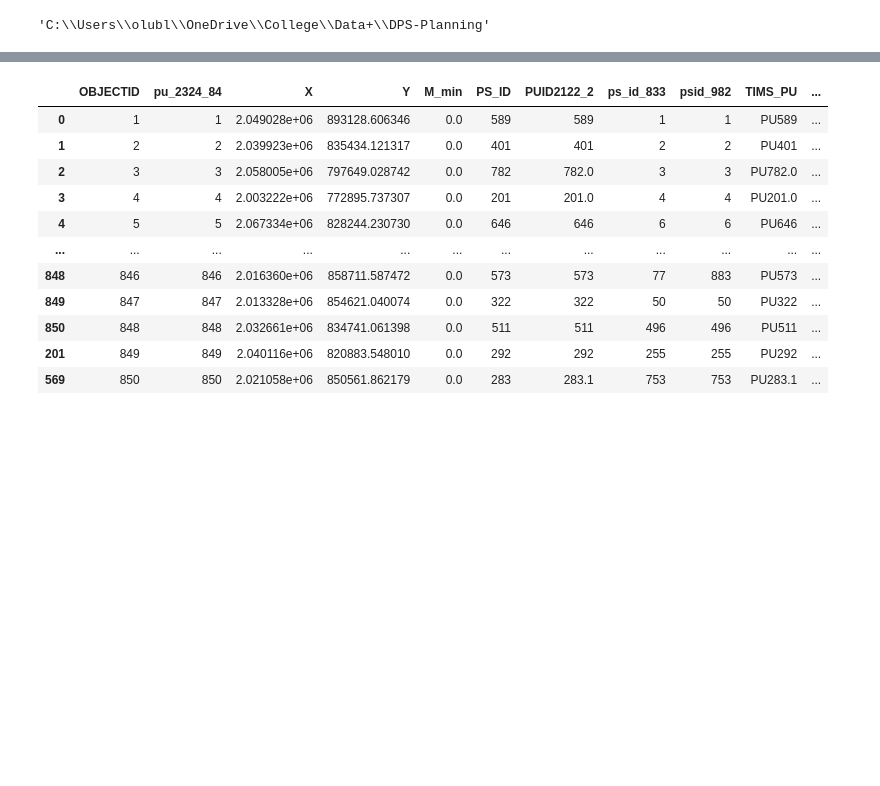
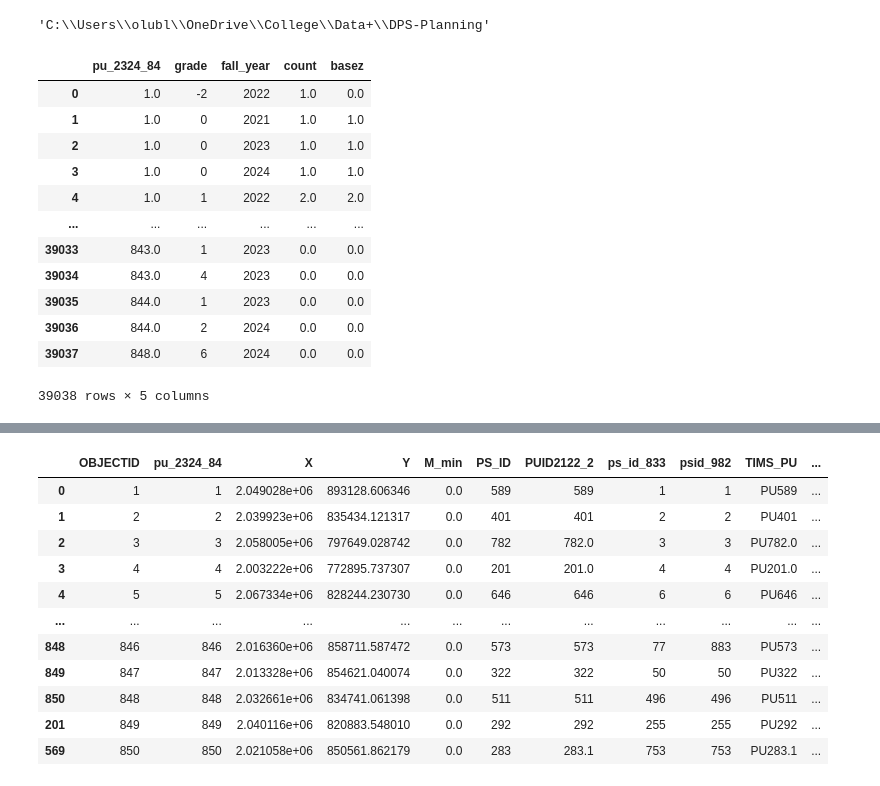
Before and after one commit to olublin/DPS-Planning, a Jupyter notebook: Base_Projection.ipynb, the cells around one changed output, grey strips where cells are left out. Drawn from its saved outputs; the diff is of its cells as text; code cells hidden in the pictures; blank space fills up the shorter version.

```diff
--- a/Base_Projection.ipynb
+++ b/Base_Projection.ipynb
@@ -14,6 +14,22 @@ os.getcwd()
 # %%
 #loading in the current enrollment for only the 2024-25 school year
 current_enrollment = pd.read_csv(r'C:\\Users\\olubl\\OneDrive\\College\\Data+\\DPS-Planning\\marketshare_output_pu_2324_848_gr_2021_2425_long.csv')
-current_enrollment_2024 = current_enrollment[current_enrollment['year_str']=='2024-2025']
-current_enrollment_2024.head()
-current_enrollment_2024 = current_enrollment_2024.rename(columns = {'pu_2324_848':'pu_2324_84'})
+#current_enrollment_2024 = current_enrollment[current_enrollment['year_str']=='2024-2025']
+
+current_enrollment = current_enrollment.rename(columns = {'pu_2324_848':'pu_2324_84'})
+current_enrollment = current_enrollment[['pu_2324_84','grade','fall_year','count','basez']].fillna(0)
+current_enrollment
+# %% [output]
+|  | pu_2324_84 | grade | fall_year | count | basez |
+| 0 | 1.0 | -2 | 2022 | 1.0 | 0.0 |
+| 1 | 1.0 | 0 | 2021 | 1.0 | 1.0 |
+| 2 | 1.0 | 0 | 2023 | 1.0 | 1.0 |
+| 3 | 1.0 | 0 | 2024 | 1.0 | 1.0 |
+| 4 | 1.0 | 1 | 2022 | 2.0 | 2.0 |
+| ... | ... | ... | ... | ... | ... |
+| 39033 | 843.0 | 1 | 2023 | 0.0 | 0.0 |
+| 39034 | 843.0 | 4 | 2023 | 0.0 | 0.0 |
+| 39035 | 844.0 | 1 | 2023 | 0.0 | 0.0 |
+| 39036 | 844.0 | 2 | 2024 | 0.0 | 0.0 |
+| 39037 | 848.0 | 6 | 2024 | 0.0 | 0.0 |
+39038 rows × 5 columns
```
Also changed, not shown: parts of 6 cells of this notebook.
